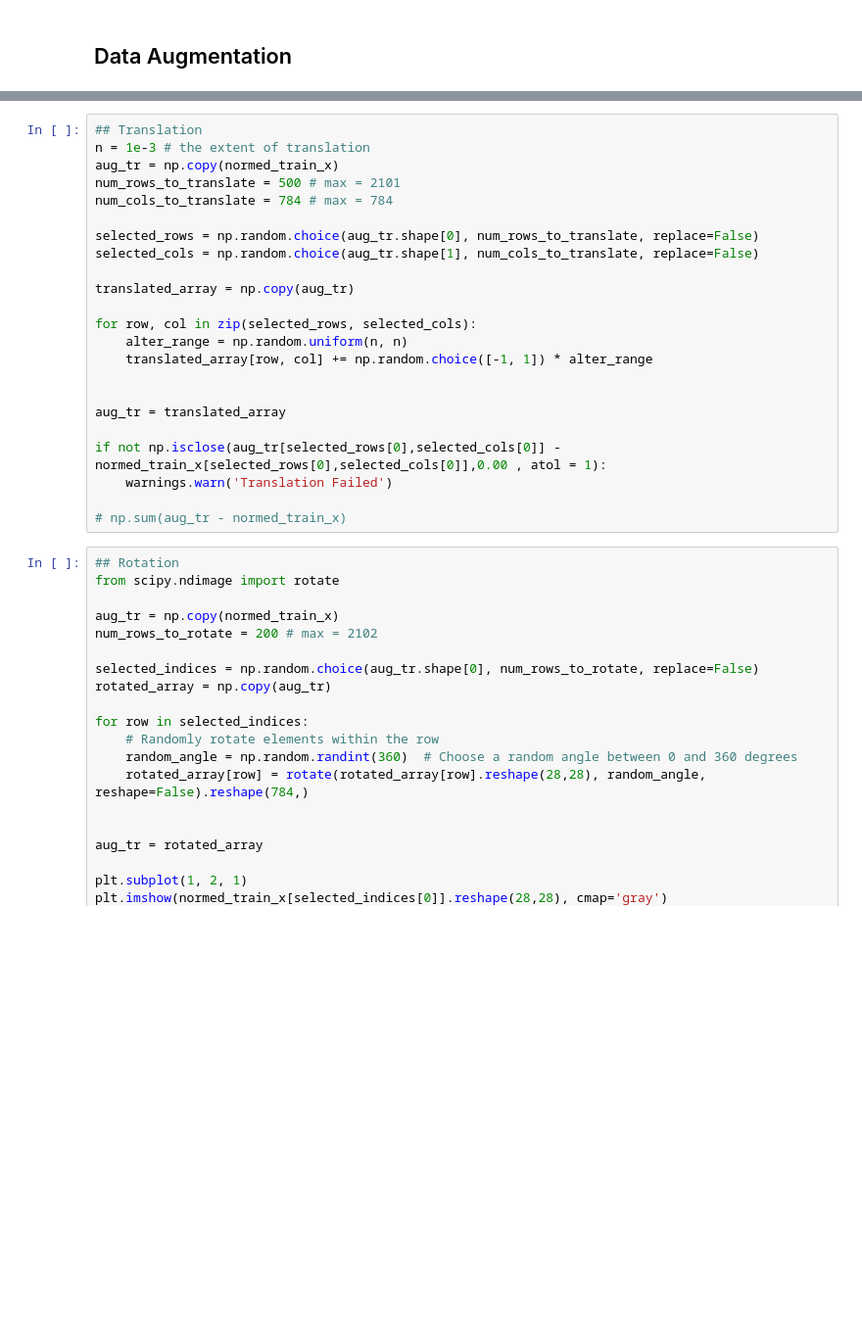
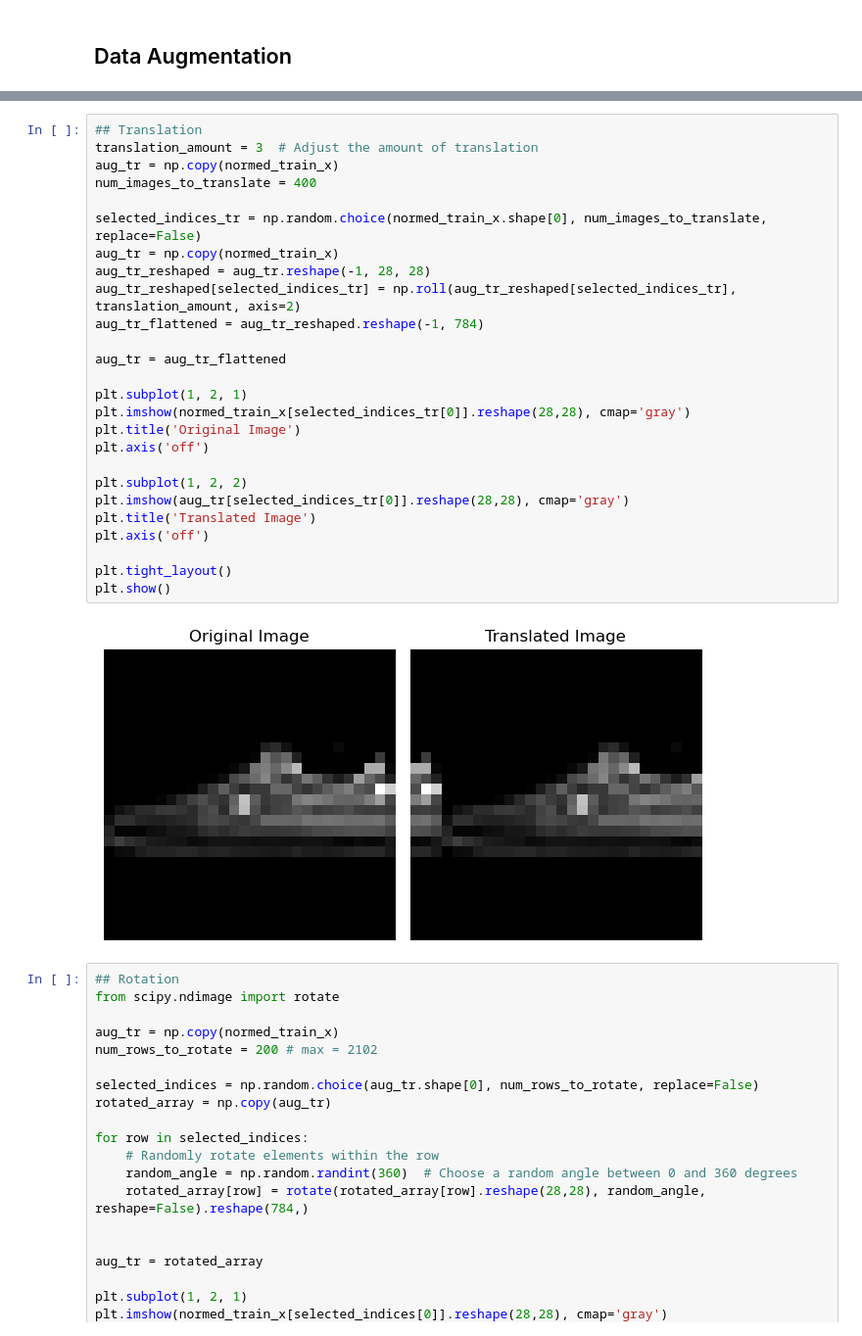
Before and after one commit to vmccab01/ProjectB_cs135, a Jupyter notebook: Part2.ipynb, the cells around one changed output, grey strips where cells are left out. Shown: that part at 98% size. Saved outputs shown, nothing was run; the diff lists cells and outputs as text; blank space fills up the shorter version.

```diff
--- a/Part2.ipynb
+++ b/Part2.ipynb
@@ -73,26 +91,31 @@ if not np.isclose(np.sum(aug_tr[selected_indices_tr[0]]), np.sum(normed_train_x[
-# %%
-## Translation
-n = 1e-3 # the extent of translation
-aug_tr = np.copy(normed_train_x)
-num_rows_to_translate = 500 # max = 2101
-num_cols_to_translate = 784 # max = 784
-
-selected_rows = np.random.choice(aug_tr.shape[0], num_rows_to_translate, replace=False)
-selected_cols = np.random.choice(aug_tr.shape[1], num_cols_to_translate, replace=False)
-
-translated_array = np.copy(aug_tr)
-
-for row, col in zip(selected_rows, selected_cols):
-    alter_range = np.random.uniform(n, n)
-    translated_array[row, col] += np.random.choice([-1, 1]) * alter_range
-
-
-aug_tr = translated_array
-
-if not np.isclose(aug_tr[selected_rows[0],selected_cols[0]] - normed_train_x[selected_rows[0],selected_cols[0]],0.00 , atol = 1):
-    warnings.warn('Translation Failed')
-
-# np.sum(aug_tr - normed_train_x)
+# %%
+## Translation
+translation_amount = 3  # Adjust the amount of translation
+aug_tr = np.copy(normed_train_x)
+num_images_to_translate = 400
+
+selected_indices_tr = np.random.choice(normed_train_x.shape[0], num_images_to_translate, replace=False)
+aug_tr = np.copy(normed_train_x)
+aug_tr_reshaped = aug_tr.reshape(-1, 28, 28)
+aug_tr_reshaped[selected_indices_tr] = np.roll(aug_tr_reshaped[selected_indices_tr], translation_amount, axis=2)
+aug_tr_flattened = aug_tr_reshaped.reshape(-1, 784)
+
+aug_tr = aug_tr_flattened
+
+plt.subplot(1, 2, 1)
+plt.imshow(normed_train_x[selected_indices_tr[0]].reshape(28,28), cmap='gray')
+plt.title('Original Image')
+plt.axis('off')
+
+plt.subplot(1, 2, 2)
+plt.imshow(aug_tr[selected_indices_tr[0]].reshape(28,28), cmap='gray')
+plt.title('Translated Image')
+plt.axis('off')
+
+plt.tight_layout()
+plt.show()
+# %% [output]
+[figure, added]
 # %%
 ## Rotation
 from scipy.ndimage import rotate
```
Also changed, not shown: parts of 1 cell of this notebook.
